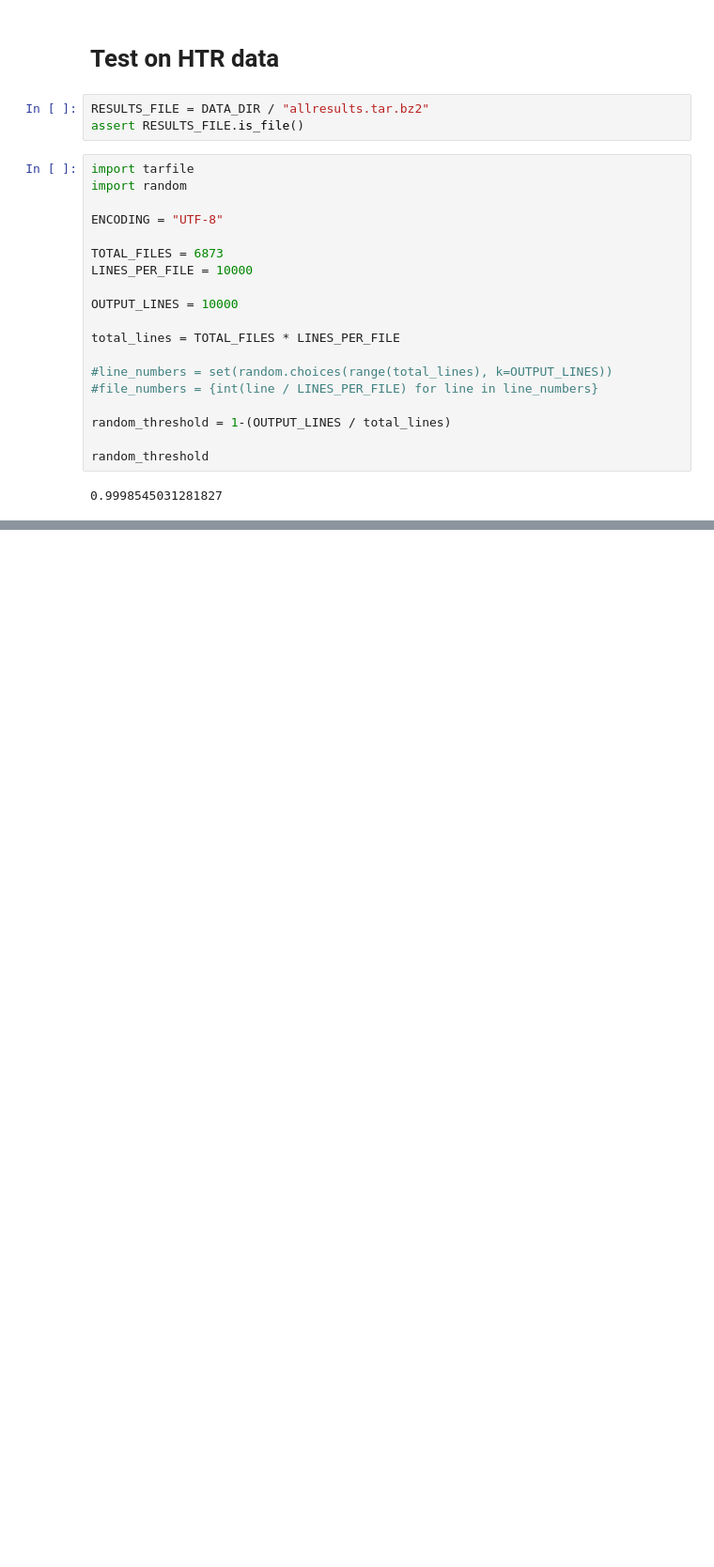
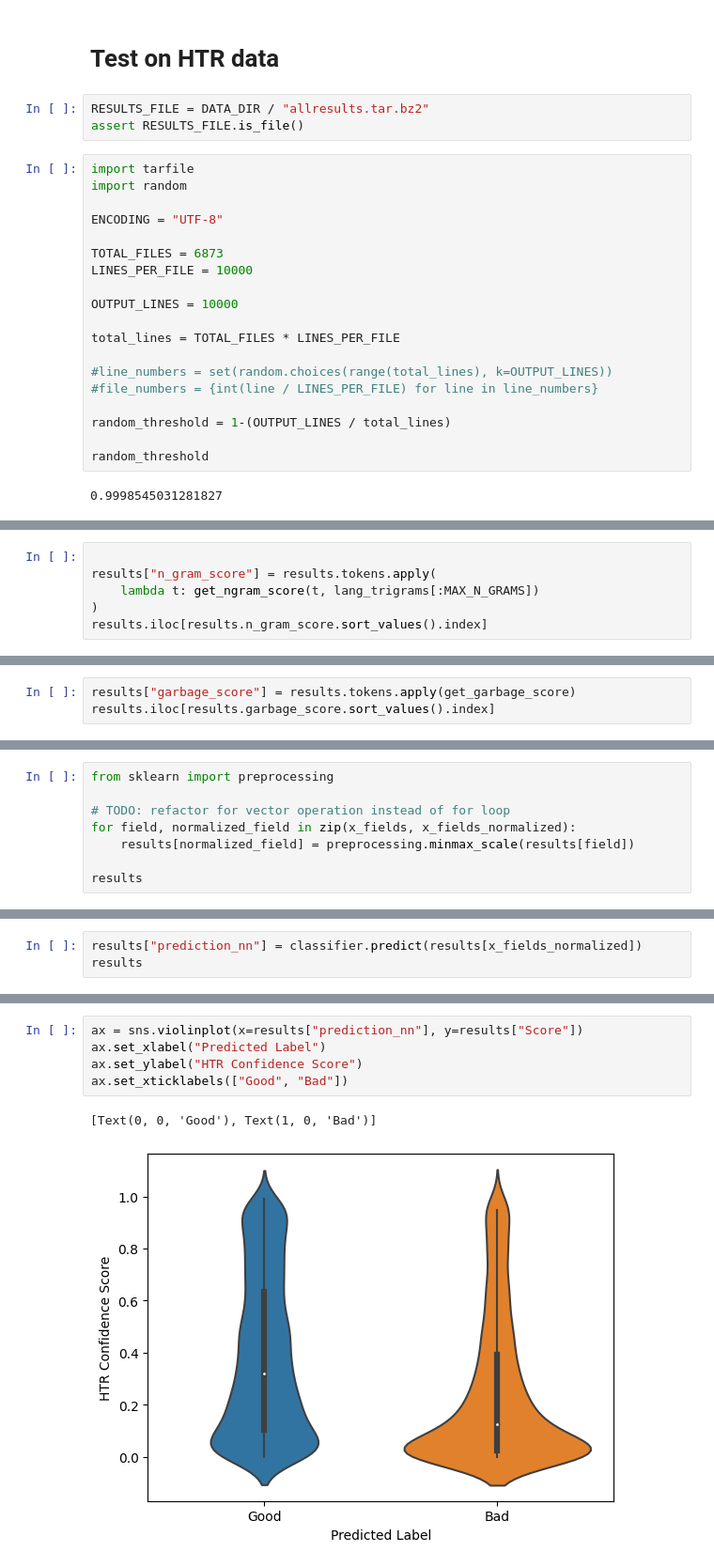
Before and after one commit to LAHTeR/nautilusocr, a Jupyter notebook: notebooks/quality.ipynb, the cells around one changed output, grey strips where cells are left out. Shown at 94% size. Drawn from its saved outputs; the diff is of its cells as text; blank space fills up the shorter version.

```diff
--- a/notebooks/quality.ipynb
+++ b/notebooks/quality.ipynb
@@ -1273,0 +1367,6 @@ pd.read_csv(stringio, delimiter="\t", header=None, names=["File", "Score", "text
+# %%
+
+results["n_gram_score"] = results.tokens.apply(
+    lambda t: get_ngram_score(t, lang_trigrams[:MAX_N_GRAMS])
+)
+results.iloc[results.n_gram_score.sort_values().index]
@@ -1273,0 +1387,3 @@ pd.read_csv(stringio, delimiter="\t", header=None, names=["File", "Score", "text
+# %%
+results["garbage_score"] = results.tokens.apply(get_garbage_score)
+results.iloc[results.garbage_score.sort_values().index]
@@ -1273,0 +1404,8 @@ pd.read_csv(stringio, delimiter="\t", header=None, names=["File", "Score", "text
+# %%
+from sklearn import preprocessing
+
+# TODO: refactor for vector operation instead of for loop
+for field, normalized_field in zip(x_fields, x_fields_normalized):
+    results[normalized_field] = preprocessing.minmax_scale(results[field])
+
+results
@@ -1273,0 +1426,3 @@ pd.read_csv(stringio, delimiter="\t", header=None, names=["File", "Score", "text
+# %%
+results["prediction_nn"] = classifier.predict(results[x_fields_normalized])
+results
@@ -1273,0 +1443,8 @@ pd.read_csv(stringio, delimiter="\t", header=None, names=["File", "Score", "text
+# %%
+ax = sns.violinplot(x=results["prediction_nn"], y=results["Score"])
+ax.set_xlabel("Predicted Label")
+ax.set_ylabel("HTR Confidence Score")
+ax.set_xticklabels(["Good", "Bad"])
+# %% [output]
+[Text(0, 0, 'Good'), Text(1, 0, 'Bad')]
+[figure, added]
```
Also changed, not shown: parts of 24 cells of this notebook.
